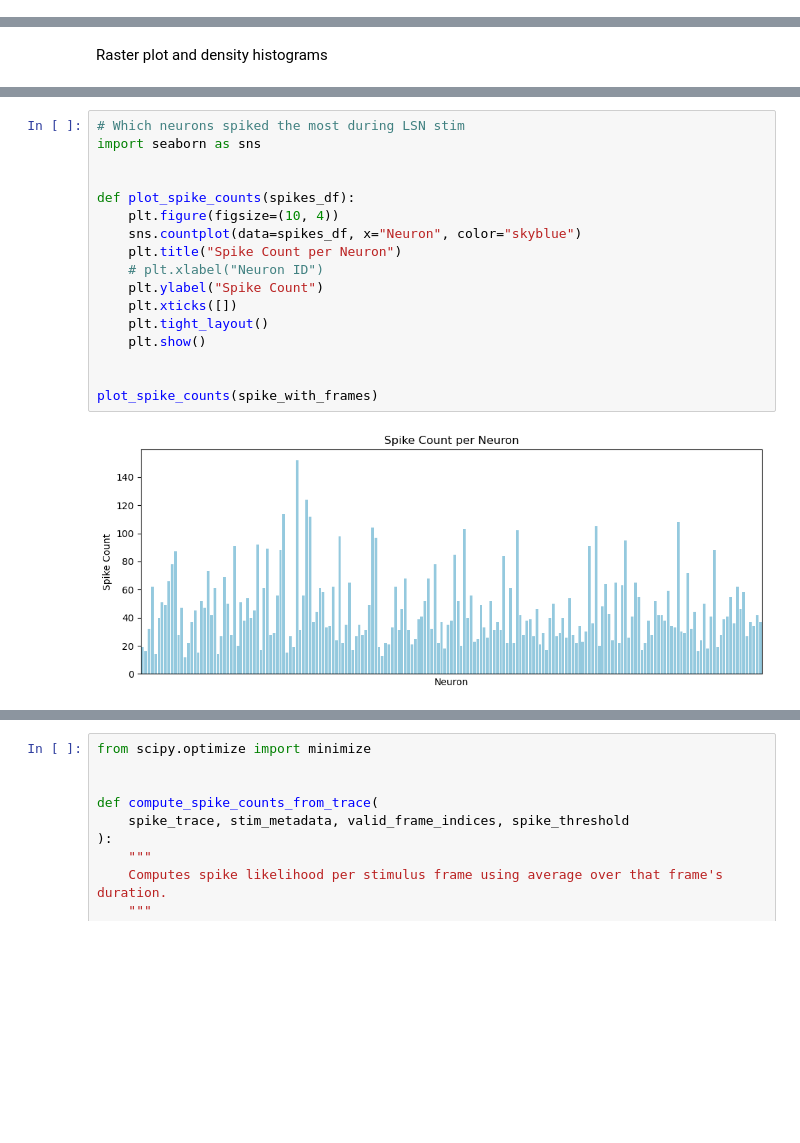
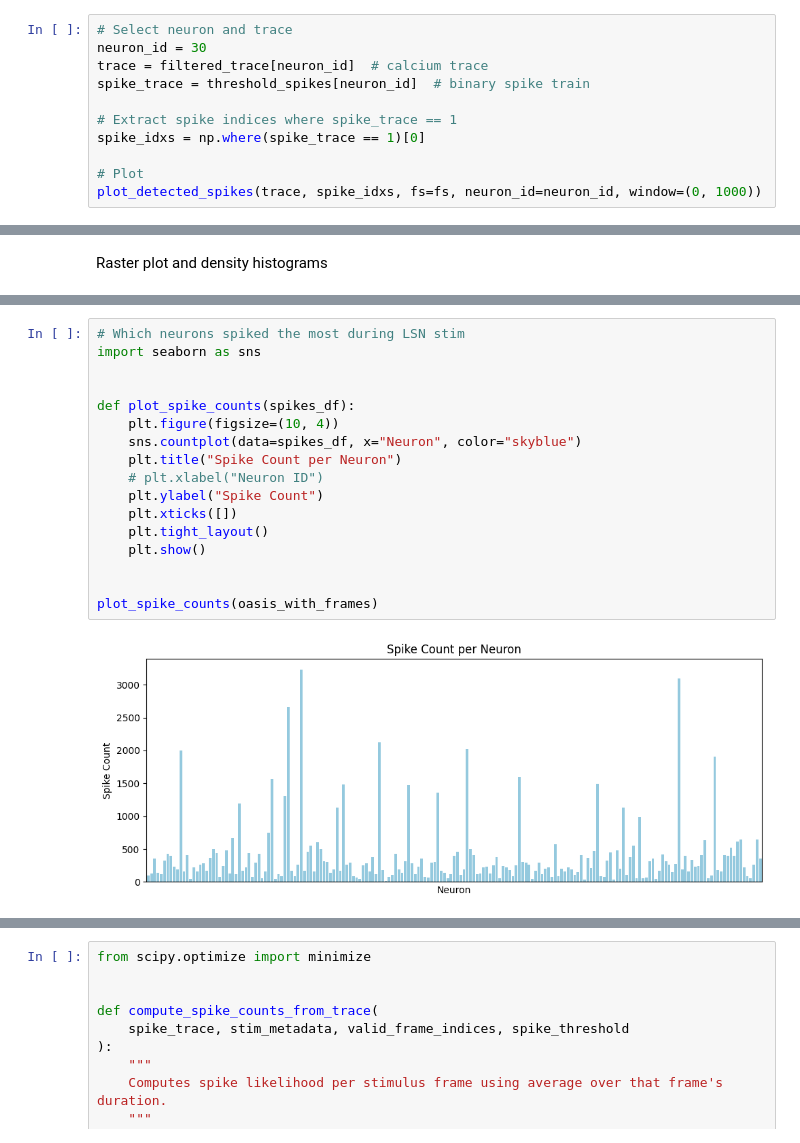
Before and after one commit to luciaganton/Neural-Data-Science, a Jupyter notebook: practical02_Agnese.ipynb, the cells around one changed output, grey strips where cells are left out. Drawn from its saved outputs; the diff is of its cells as text; blank space fills up the shorter version.

```diff
--- a/practical02_Agnese.ipynb
+++ b/practical02_Agnese.ipynb
@@ -656,0 +658,11 @@ plot_detected_spikes(trace, spike_idxs, fs=fs, neuron_id=neuron_id, window=(0, 1
+# %%
+# Select neuron and trace
+neuron_id = 30
+trace = filtered_trace[neuron_id]  # calcium trace
+spike_trace = threshold_spikes[neuron_id]  # binary spike train
+
+# Extract spike indices where spike_trace == 1
+spike_idxs = np.where(spike_trace == 1)[0]
+
+# Plot
+plot_detected_spikes(trace, spike_idxs, fs=fs, neuron_id=neuron_id, window=(0, 1000))
@@ -1454,21 +1420,21 @@ plot_raster(spike_with_frames)
 # %%
 # Which neurons spiked the most during LSN stim
 import seaborn as sns
 
 
 def plot_spike_counts(spikes_df):
     plt.figure(figsize=(10, 4))
     sns.countplot(data=spikes_df, x="Neuron", color="skyblue")
     plt.title("Spike Count per Neuron")
     # plt.xlabel("Neuron ID")
     plt.ylabel("Spike Count")
     plt.xticks([])
     plt.tight_layout()
     plt.show()
 
 
-plot_spike_counts(spike_with_frames)
+plot_spike_counts(oasis_with_frames)
 # %% [output]
-[figure, old version]
+[figure, new version]
 # %%
 # Count number of spikes per neuron
```
Also changed, not shown: parts of 45 cells of this notebook.
